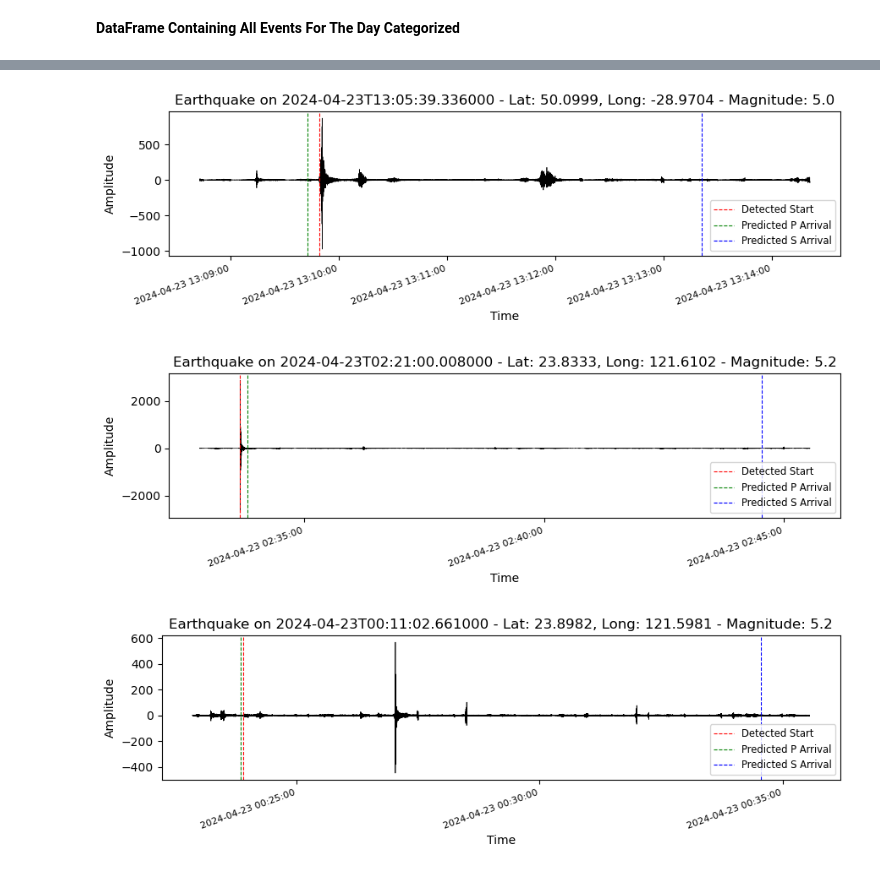
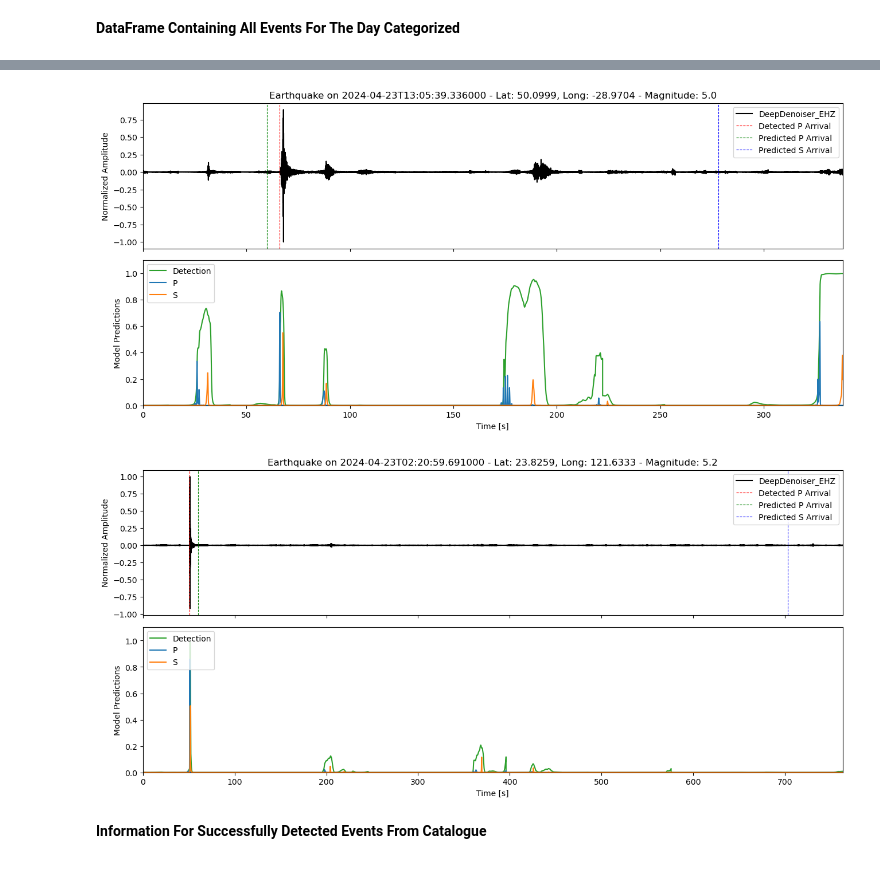
Before and after one commit to QingyuanZhangTony/Earthquake-Identification-And-Notification, a Jupyter notebook: interactiveMain.ipynb, the cells around one changed output, grey strips where cells are left out. Drawn from its saved outputs; the diff is of its cells as text; code cells hidden in the pictures.

```diff
--- a/interactiveMain.ipynb
+++ b/interactiveMain.ipynb
@@ -146,6 +189,16 @@ Detected but Not in Catalogue: 193
-# %%
-catalogued_and_detected_plot(result_df, processed_stream)
-# %% [output]
-[figure, removed]
-[figure, removed]
-[figure, removed]
+# %%
+filtered_events = result_df[(result_df['catalogued'] == True) & (result_df['detected'] == True)]
+predictions = make_prediction(processed_stream, phase_picking_model)
+
+for _, row in filtered_events.iterrows():
+    earthquake_info = get_earthquake_info(row)  # Use the new function to get earthquake info
+    trace = create_trace_from_stream(processed_stream, row['P_predict'], row['S_predict'])
+    if trace.count() == 0:
+        continue
+    # plot_with_timestamps(trace[0], row['P_detected'], row['S_detected'], row['P_predict'], row['S_predict'], earthquake_info)
+    plot_predictions_wave(trace[0],predictions, row['P_detected'], row['S_detected'], row['P_predict'], row['S_predict'], earthquake_info)
+# %% [output]
+[figure, added]
+[figure, added]
+# %% [markdown]
+**Information For Successfully Detected Events From Catalogue**
```
Also changed, not shown: parts of 27 cells of this notebook, 5 other files.
